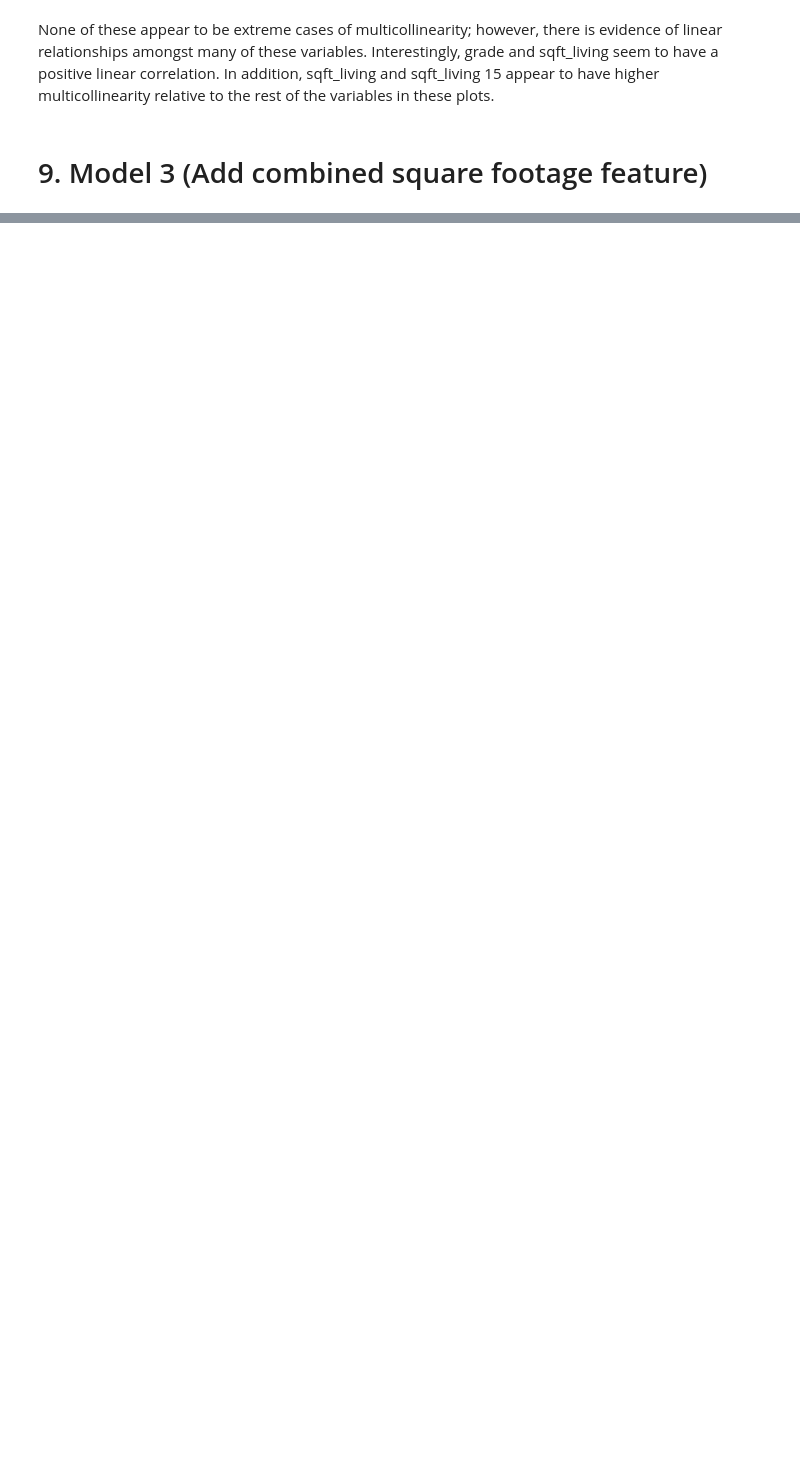
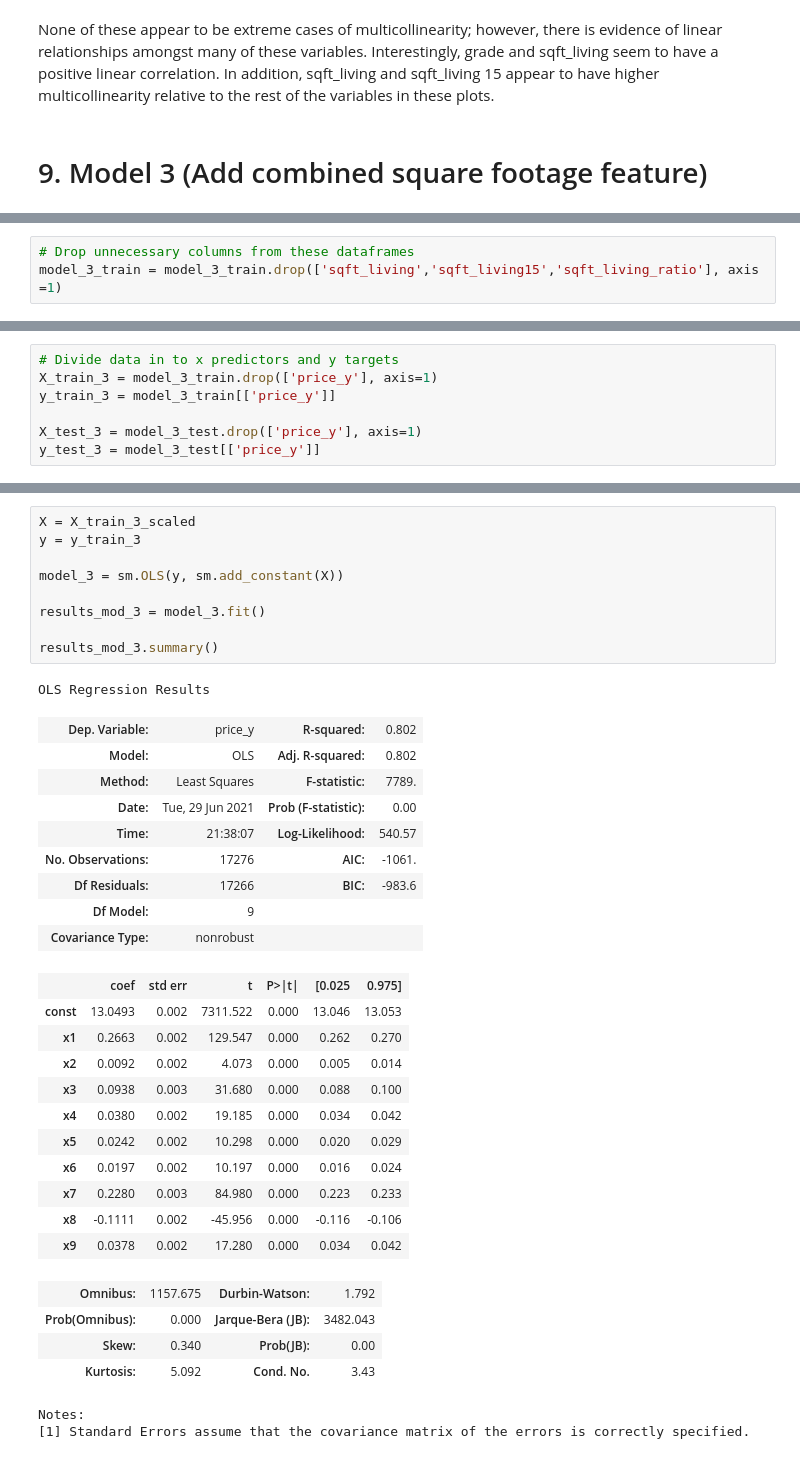
Before and after one commit to alexiskedo/Predicting-Seattle-Home-Sales, a Jupyter notebook: Alexis-Seattle-Home-Sales-Dataset-Analysis.ipynb, the cells around one changed output, grey strips where cells are left out. Drawn from its saved outputs; the diff is of its cells as text; blank space fills up the shorter version.

```diff
--- a/Alexis-Seattle-Home-Sales-Dataset-Analysis.ipynb
+++ b/Alexis-Seattle-Home-Sales-Dataset-Analysis.ipynb
@@ -1118,0 +1130,3 @@ df['sqft_lot_ratio'] = df['sqft_lot']/df['sqft_lot15']
+# %%
+# Drop unnecessary columns from these dataframes
+model_3_train = model_3_train.drop(['sqft_living','sqft_living15','sqft_living_ratio'], axis =1)
@@ -1118,0 +1157,7 @@ df['sqft_lot_ratio'] = df['sqft_lot']/df['sqft_lot15']
+# %%
+# Divide data in to x predictors and y targets
+X_train_3 = model_3_train.drop(['price_y'], axis=1)
+y_train_3 = model_3_train[['price_y']]
+
+X_test_3 = model_3_test.drop(['price_y'], axis=1)
+y_test_3 = model_3_test[['price_y']]
@@ -1118,0 +1232,37 @@ df['sqft_lot_ratio'] = df['sqft_lot']/df['sqft_lot15']
+# %%
+X = X_train_3_scaled
+y = y_train_3
+
+model_3 = sm.OLS(y, sm.add_constant(X))
+
+results_mod_3 = model_3.fit()
+
+results_mod_3.summary()
+# %% [output]
+OLS Regression Results
+| Dep. Variable: | price_y | R-squared: | 0.802 |
+| Model: | OLS | Adj. R-squared: | 0.802 |
+| Method: | Least Squares | F-statistic: | 7789. |
+| Date: | Tue, 29 Jun 2021 | Prob (F-statistic): | 0.00 |
+| Time: | 21:38:07 | Log-Likelihood: | 540.57 |
+| No. Observations: | 17276 | AIC: | -1061. |
+| Df Residuals: | 17266 | BIC: | -983.6 |
+| Df Model: | 9 |  |  |
+| Covariance Type: | nonrobust |  |  |
+|  | coef | std err | t | P>|t| | [0.025 | 0.975] |
+| const | 13.0493 | 0.002 | 7311.522 | 0.000 | 13.046 | 13.053 |
+| x1 | 0.2663 | 0.002 | 129.547 | 0.000 | 0.262 | 0.270 |
+| x2 | 0.0092 | 0.002 | 4.073 | 0.000 | 0.005 | 0.014 |
+| x3 | 0.0938 | 0.003 | 31.680 | 0.000 | 0.088 | 0.100 |
+| x4 | 0.0380 | 0.002 | 19.185 | 0.000 | 0.034 | 0.042 |
+| x5 | 0.0242 | 0.002 | 10.298 | 0.000 | 0.020 | 0.029 |
+| x6 | 0.0197 | 0.002 | 10.197 | 0.000 | 0.016 | 0.024 |
+| x7 | 0.2280 | 0.003 | 84.980 | 0.000 | 0.223 | 0.233 |
+| x8 | -0.1111 | 0.002 | -45.956 | 0.000 | -0.116 | -0.106 |
+| x9 | 0.0378 | 0.002 | 17.280 | 0.000 | 0.034 | 0.042 |
+| Omnibus: | 1157.675 | Durbin-Watson: | 1.792 |
+| Prob(Omnibus): | 0.000 | Jarque-Bera (JB): | 3482.043 |
+| Skew: | 0.340 | Prob(JB): | 0.00 |
+| Kurtosis: | 5.092 | Cond. No. | 3.43 |
+Notes:
+[1] Standard Errors assume that the covariance matrix of the errors is correctly specified.
```
Also changed, not shown: parts of 49 cells of this notebook.
